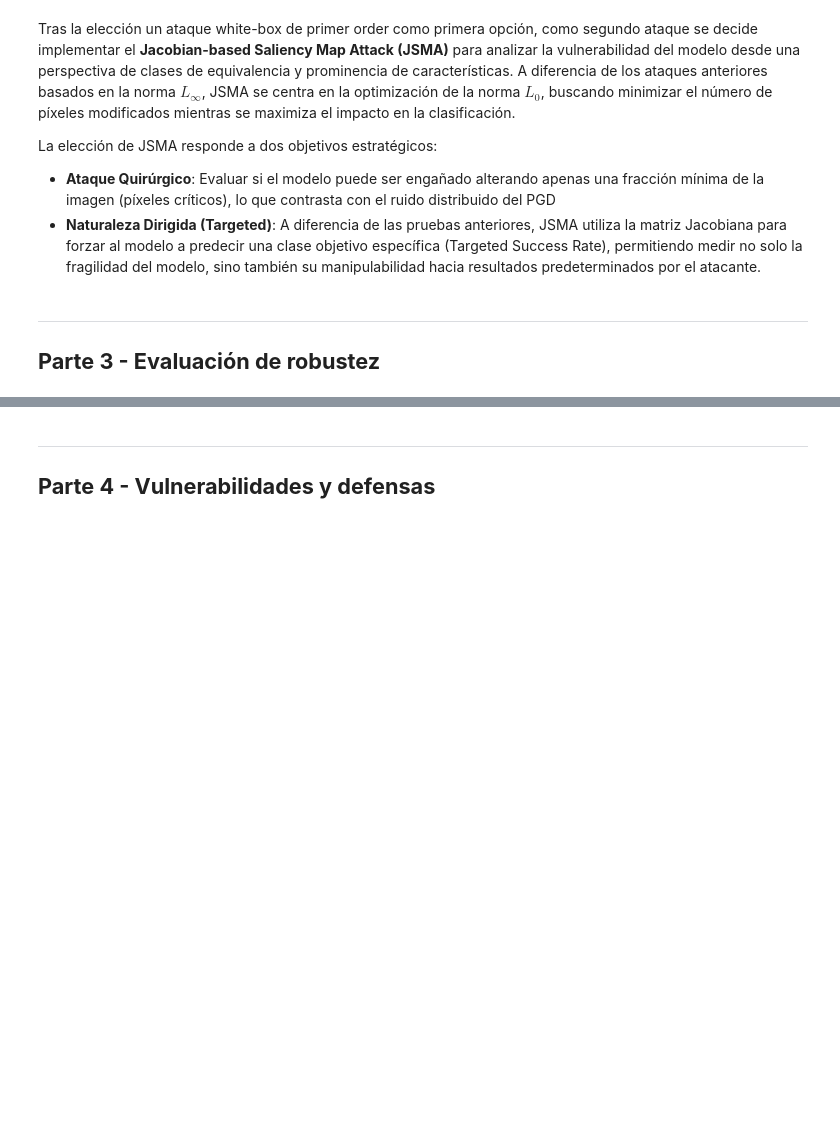
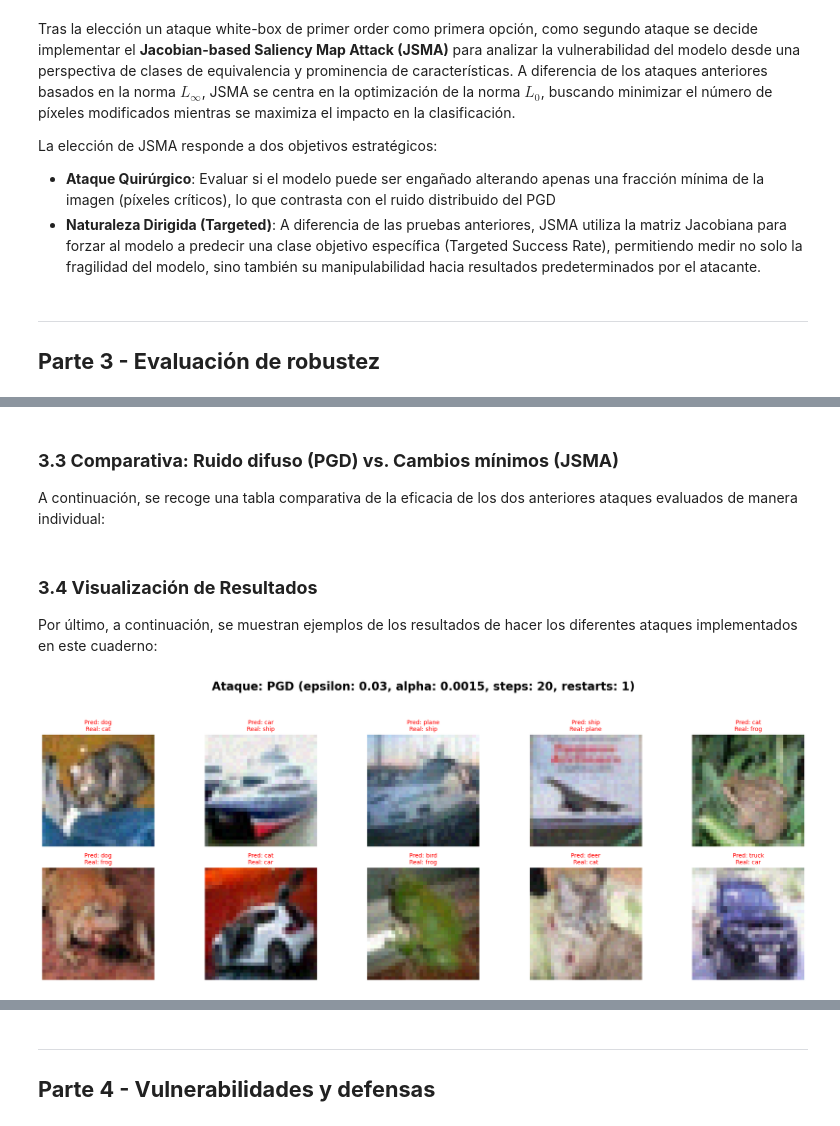
Before and after one commit to alvaroG-IA/CNN-Adversarial-Attacks-Defense, a Jupyter notebook: notebook.ipynb, the cells around one changed output, grey strips where cells are left out. Saved outputs shown, nothing was run; the diff lists cells and outputs as text; code cells hidden in the pictures; blank space fills up the shorter version.

```diff
--- a/notebook.ipynb
+++ b/notebook.ipynb
@@ -141,44 +152,38 @@ Se ha implementado una red neuronal convolucional (`SimpleCNN`) optimizada para
 - **Capa de Normalización Integrada**: Utilizando register_buffer, el modelo almacena los parámetros estadísticos de `CIFAR-10`. Esto asegura que el modelo sea capaz de procesar imágenes en el rango $[0, 1]$ normalizándolas "al vuelo" antes de las capas convolucionales.
 # %%
 class SimpleCNN(nn.Module):
-    def __init__(self, mean, std):
-        super().__init__()
+    def __init__(self):
+        super(SimpleCNN, self).__init__()
 
-        self.register_buffer('mean', torch.tensor(mean).view(1, 3, 1, 1))
-        self.register_buffer('std', torch.tensor(std).view(1, 3, 1, 1))
+        self.register_buffer('mean', torch.tensor([0.4914, 0.4822, 0.4465]).view(1, 3, 1, 1))
+        self.register_buffer('std', torch.tensor([0.2023, 0.1994, 0.2010]).view(1, 3, 1, 1))
 
         self.layer1 = nn.Sequential(
             nn.Conv2d(3, 32, kernel_size=3, padding=1),
             nn.ReLU(),
-            nn.MaxPool2d(2, 2)
+            nn.MaxPool2d(kernel_size=2, stride=2)
         )
-
         self.layer2 = nn.Sequential(
             nn.Conv2d(32, 64, kernel_size=3, padding=1),
             nn.ReLU(),
-            nn.MaxPool2d(2, 2)
+            nn.MaxPool2d(kernel_size=2, stride=2)
         )
-
         self.linear_layer = nn.Sequential(
-            nn.Flatten(),
             nn.Linear(64 * 8 * 8, 512),
             nn.ReLU(),
-            nn.Dropout(0.25),
+            nn.Dropout(0.5),
             nn.Linear(512, 10)
         )
 
     def forward(self, x):
-        x = (x - self.mean.to(device)) / self.std.to(device)
+        x = (x - self.mean) / self.std
         x = self.layer1(x)
         x = self.layer2(x)
+        x = x.view(x.size(0), -1)
         x = self.linear_layer(x)
         return x
 
-mean_cifar = [0.4914, 0.4822, 0.4465]
-std_cifar = [0.2023, 0.1994, 0.2010]
-
-# Instanciación correcta
-model = SimpleCNN(mean_cifar, std_cifar).to(device)
+model = SimpleCNN().to(device)
 print('[INFO] Red CNN con normalización interna definida!')
 # %% [output]
 [INFO] Red CNN con normalización interna definida!
@@ -496,0 +669,12 @@ Se ha modificado el flujo de datos para realizar la normalización estadística
+# %% [markdown]
+### **3.3 Comparativa: Ruido difuso (PGD) vs. Cambios mínimos (JSMA)**
+
+A continuación, se recoge una tabla comparativa de la eficacia de los dos anteriores ataques evaluados de manera individual:
+# %% [markdown]
+### **3.4 Visualización de Resultados**
+
+Por último, a continuación, se muestran ejemplos de los resultados de hacer los diferentes ataques implementados en este cuaderno:
+# %%
+visualize_predictions(model, test_loader, classes, device, pgd_attack, params)
+# %% [output]
+[figure, added]
```
Also changed, not shown: parts of 16 cells of this notebook.
